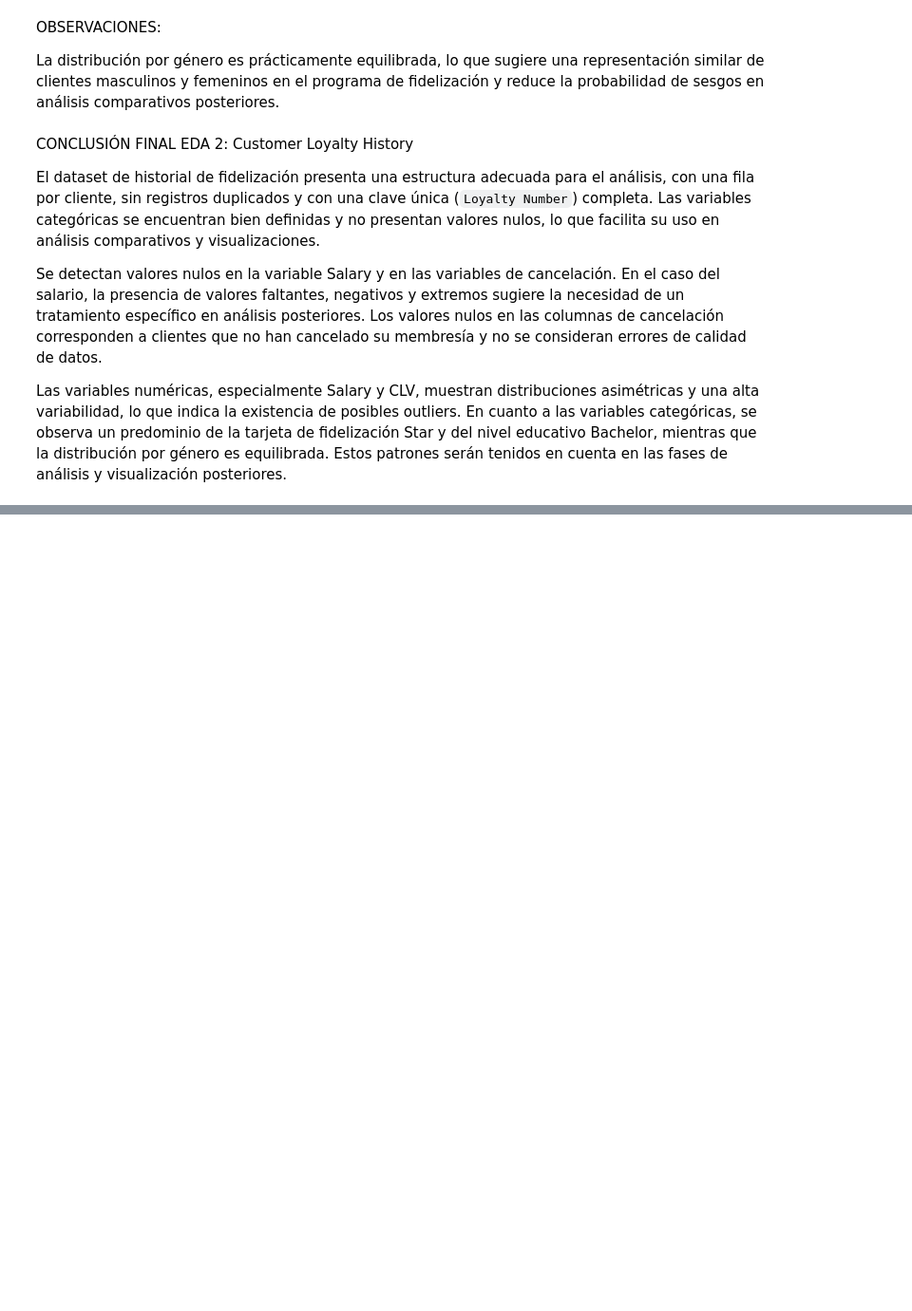
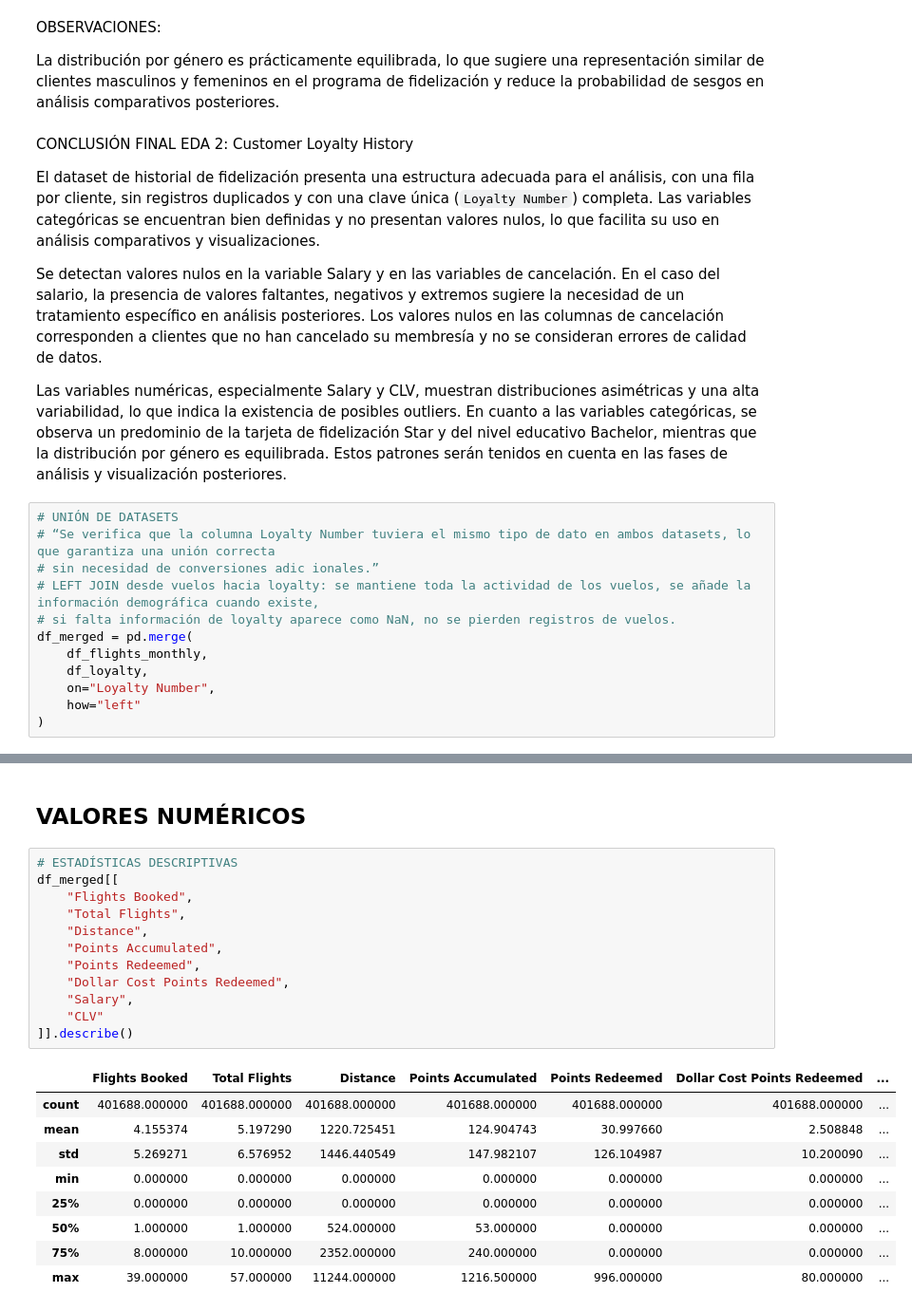
Before and after one commit to Adalab/bda-modulo-3-evaluacion-final-MatiC-hub-1, a Jupyter notebook: notebooks/resolucion_final.ipynb, the cells around one changed output, grey strips where cells are left out. Shown at 95% size. Cells and saved outputs as stored; diff of their text form; blank space fills up the shorter version.

Commit message:
Merged & Análisis Estadístico I

```diff
--- a/notebooks/resolucion_final.ipynb
+++ b/notebooks/resolucion_final.ipynb
@@ -374,3 +387,15 @@ El dataset de historial de fidelización presenta una estructura adecuada para e
 Se detectan valores nulos en la variable Salary y en las variables de cancelación. En el caso del salario, la presencia de valores faltantes, negativos y extremos sugiere la necesidad de un tratamiento específico en análisis posteriores. Los valores nulos en las columnas de cancelación corresponden a clientes que no han cancelado su membresía y no se consideran errores de calidad de datos.
 
 Las variables numéricas, especialmente Salary y CLV, muestran distribuciones asimétricas y una alta variabilidad, lo que indica la existencia de posibles outliers. En cuanto a las variables categóricas, se observa un predominio de la tarjeta de fidelización Star y del nivel educativo Bachelor, mientras que la distribución por género es equilibrada. Estos patrones serán tenidos en cuenta en las fases de análisis y visualización posteriores.
+# %%
+# UNIÓN DE DATASETS
+# “Se verifica que la columna Loyalty Number tuviera el mismo tipo de dato en ambos datasets, lo que garantiza una unión correcta
+# sin necesidad de conversiones adic ionales.”
+# LEFT JOIN desde vuelos hacia loyalty: se mantiene toda la actividad de los vuelos, se añade la información demográfica cuando existe,
+# si falta información de loyalty aparece como NaN, no se pierden registros de vuelos.
+df_merged = pd.merge(
+    df_flights_monthly,
+    df_loyalty,
+    on="Loyalty Number",
+    how="left"
+)
@@ -376,0 +469,24 @@ Las variables numéricas, especialmente Salary y CLV, muestran distribuciones as
+# %% [markdown]
+## VALORES NUMÉRICOS
+# %%
+# ESTADÍSTICAS DESCRIPTIVAS
+df_merged[[
+    "Flights Booked",
+    "Total Flights",
+    "Distance",
+    "Points Accumulated",
+    "Points Redeemed",
+    "Dollar Cost Points Redeemed",
+    "Salary",
+    "CLV"
+]].describe()
+# %% [output]
+|  | Flights Booked | Total Flights | Distance | Points Accumulated | Points Redeemed | Dollar Cost Points Redeemed | ... |
+| count | 401688.000000 | 401688.000000 | 401688.000000 | 401688.000000 | 401688.000000 | 401688.000000 | ... |
+| mean | 4.155374 | 5.197290 | 1220.725451 | 124.904743 | 30.997660 | 2.508848 | ... |
+| std | 5.269271 | 6.576952 | 1446.440549 | 147.982107 | 126.104987 | 10.200090 | ... |
+| min | 0.000000 | 0.000000 | 0.000000 | 0.000000 | 0.000000 | 0.000000 | ... |
+| 25% | 0.000000 | 0.000000 | 0.000000 | 0.000000 | 0.000000 | 0.000000 | ... |
+| 50% | 1.000000 | 1.000000 | 524.000000 | 53.000000 | 0.000000 | 0.000000 | ... |
+| 75% | 8.000000 | 10.000000 | 2352.000000 | 240.000000 | 0.000000 | 0.000000 | ... |
+| max | 39.000000 | 57.000000 | 11244.000000 | 1216.500000 | 996.000000 | 80.000000 | ... |
```
Also changed, not shown: parts of 13 cells of this notebook.
